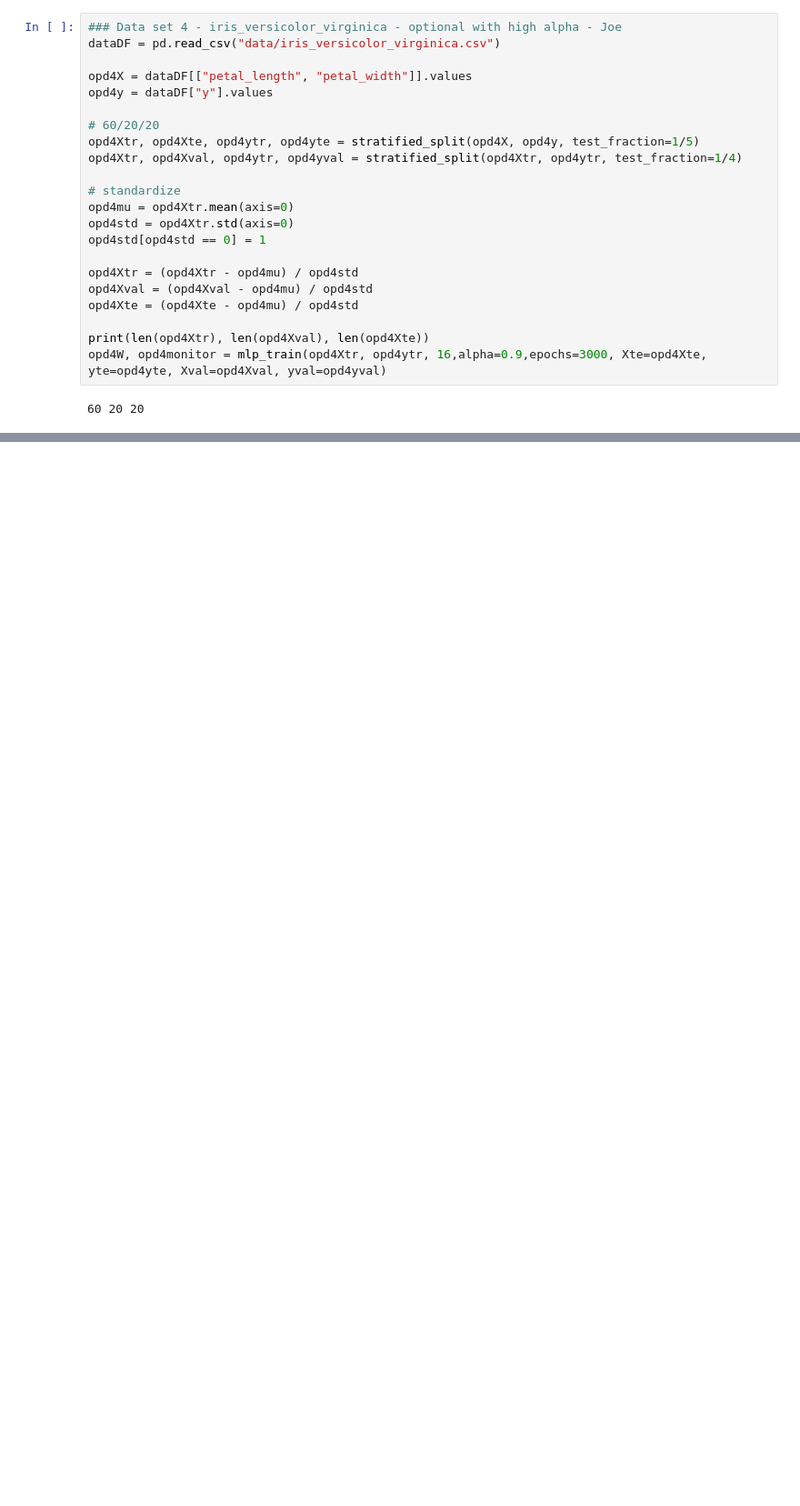
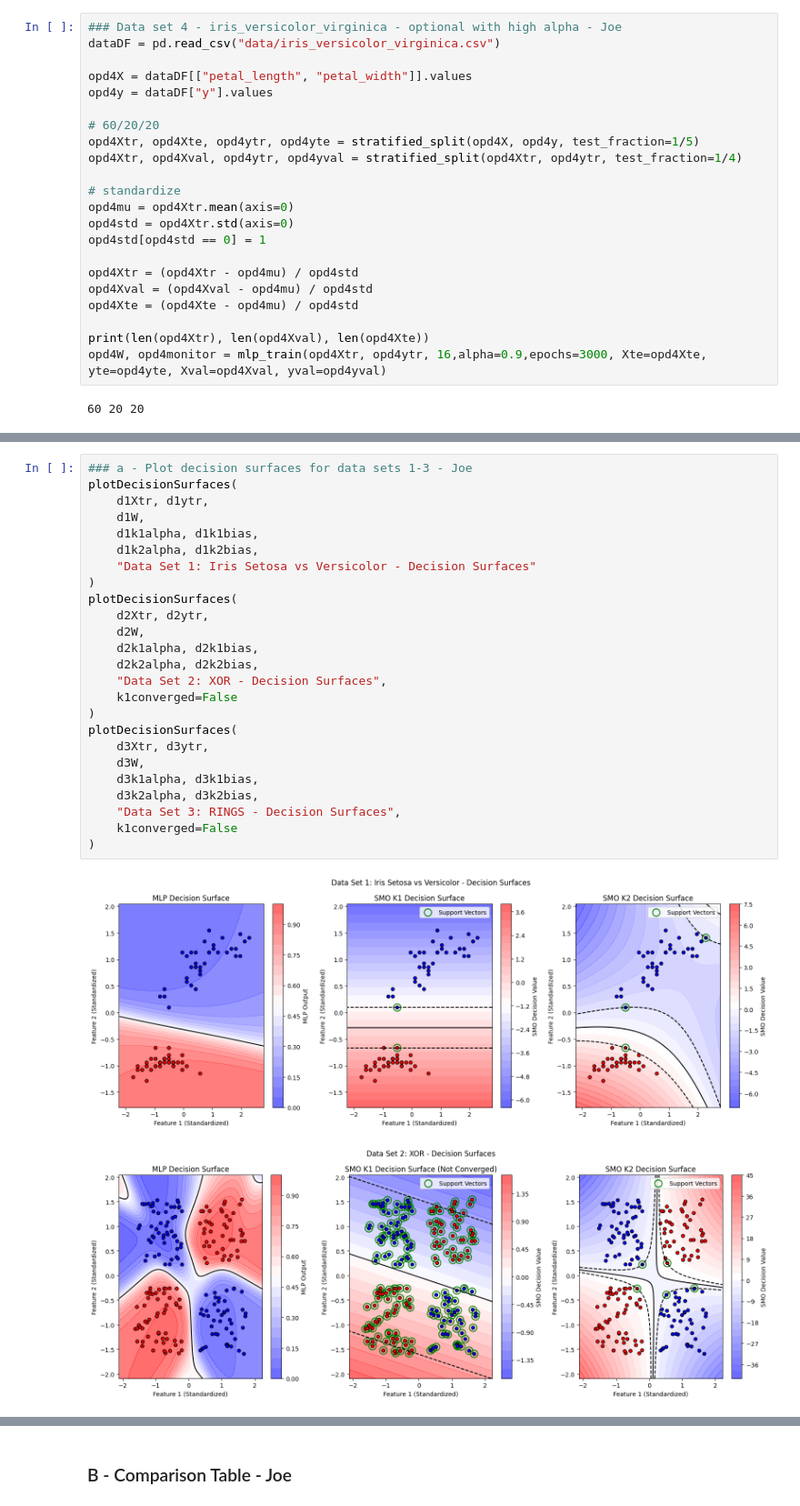
Before and after one commit to JosephAFerguson/CS6037_MachineLearning, a Jupyter notebook: Assignment6/code.ipynb, the cells around one changed output, grey strips where cells are left out. Shown at 91% size. Drawn from its saved outputs; the diff is of its cells as text; blank space fills up the shorter version.

```diff
--- a/Assignment6/code.ipynb
+++ b/Assignment6/code.ipynb
@@ -581,0 +787,28 @@ yte = testDF["y"].values
+# %%
+### a - Plot decision surfaces for data sets 1-3 - Joe
+plotDecisionSurfaces(
+    d1Xtr, d1ytr,
+    d1W,
+    d1k1alpha, d1k1bias,
+    d1k2alpha, d1k2bias,
+    "Data Set 1: Iris Setosa vs Versicolor - Decision Surfaces"
+)
+plotDecisionSurfaces(
+    d2Xtr, d2ytr,
+    d2W,
+    d2k1alpha, d2k1bias,
+    d2k2alpha, d2k2bias,
+    "Data Set 2: XOR - Decision Surfaces",
+    k1converged=False
+)
+plotDecisionSurfaces(
+    d3Xtr, d3ytr,
+    d3W,
+    d3k1alpha, d3k1bias,
+    d3k2alpha, d3k2bias,
+    "Data Set 3: RINGS - Decision Surfaces",
+    k1converged=False
+)
+# %% [output]
+[figure, added]
+[figure, added]
@@ -581,0 +816,2 @@ yte = testDF["y"].values
+# %% [markdown]
+### B - Comparison Table - Joe
```
Also changed, not shown: parts of 36 cells of this notebook, 26 other files.
